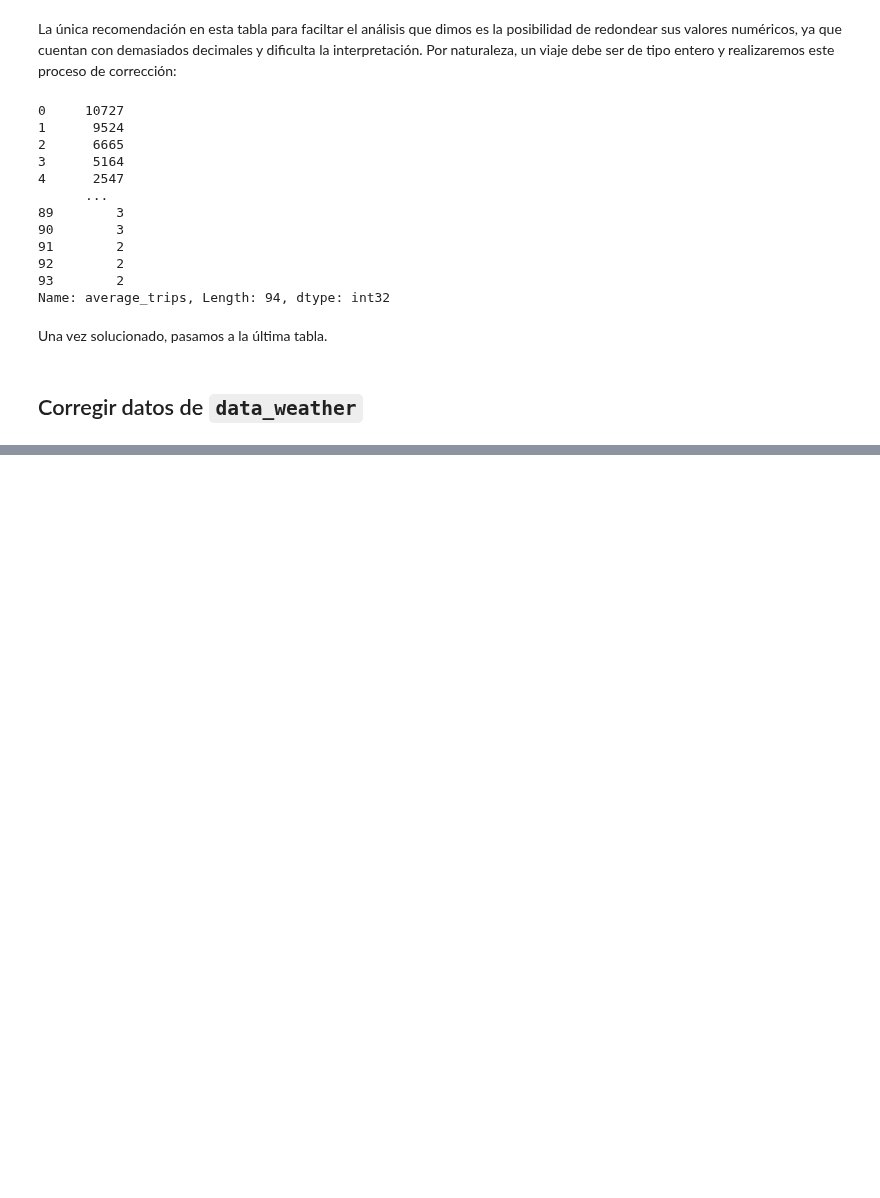
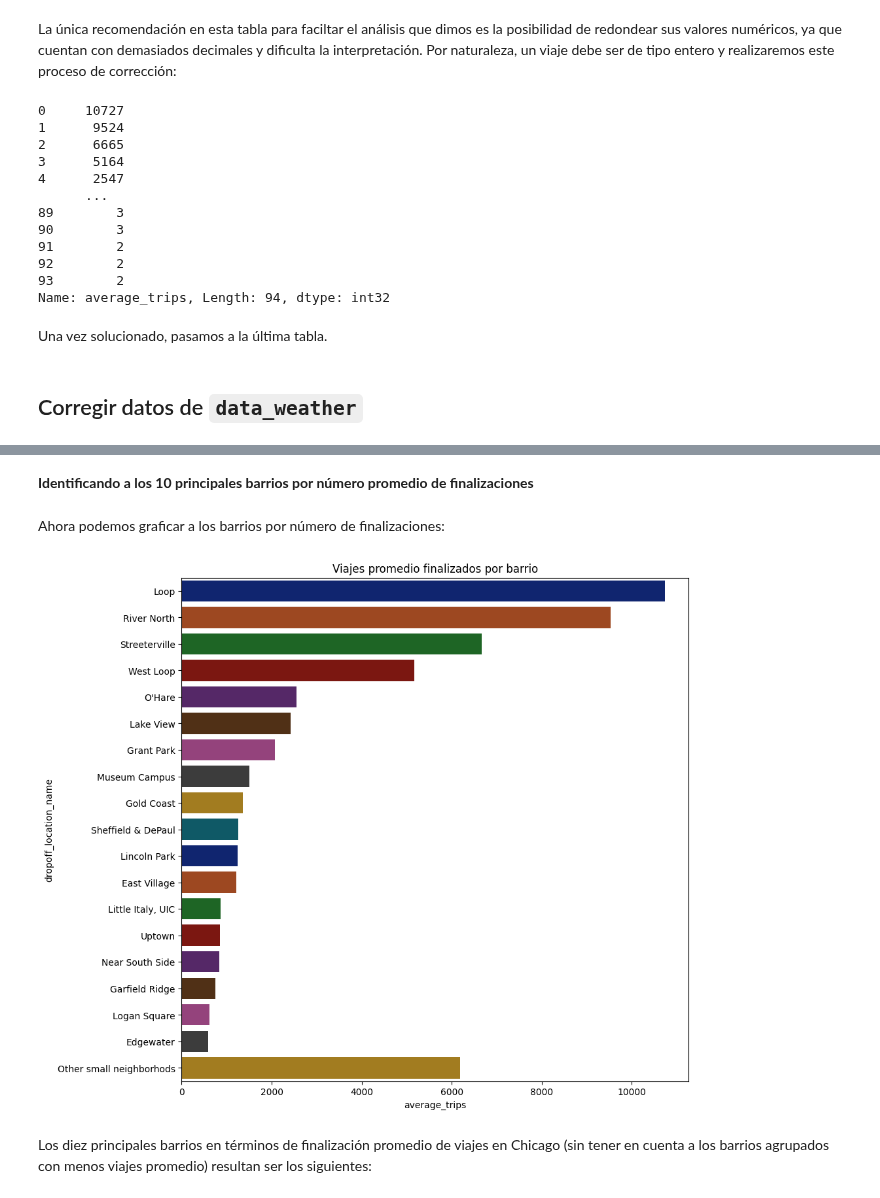
Before and after one commit to ChristianMartinezCaceres/Practicum-portfolio, a Jupyter notebook: 06_taxi_company_analysis/taxi_company_analysis_notebook.ipynb, the cells around one changed output, grey strips where cells are left out. Drawn from its saved outputs; the diff is of its cells as text; code cells hidden in the pictures; blank space fills up the shorter version.

```diff
--- a/06_taxi_company_analysis/taxi_company_analysis_notebook.ipynb
+++ b/06_taxi_company_analysis/taxi_company_analysis_notebook.ipynb
@@ -326,0 +506,25 @@ Una vez solucionado, pasamos a la última tabla.
+# %%
+data_neighb['dropoff_location_name'] = data_neighb['dropoff_location_name'].where(
+                                                                                data_neighb['dropoff_location_name'].isin(big_neighb_names),
+                                                                                'Other small neighborhods'
+                                                                                )
+# %% [markdown]
+**Identificando a los 10 principales barrios por número promedio de finalizaciones**
+# %% [markdown]
+Ahora podemos graficar a los barrios por número de finalizaciones:
+# %%
+plt.figure(figsize=(10,10))
+sns.barplot(
+    data=data_neighb,
+    x='average_trips',
+    y='dropoff_location_name',
+    estimator='sum',
+    errorbar=None,
+    palette='dark'
+)
+plt.title("Viajes promedio finalizados por barrio")
+plt.show()
+# %% [output]
+[figure, added]
+# %% [markdown]
+Los diez principales barrios en términos de finalización promedio de viajes en Chicago (sin tener en cuenta a los barrios agrupados con menos viajes promedio) resultan ser los siguientes:
```
Also changed, not shown: parts of 41 cells of this notebook.
